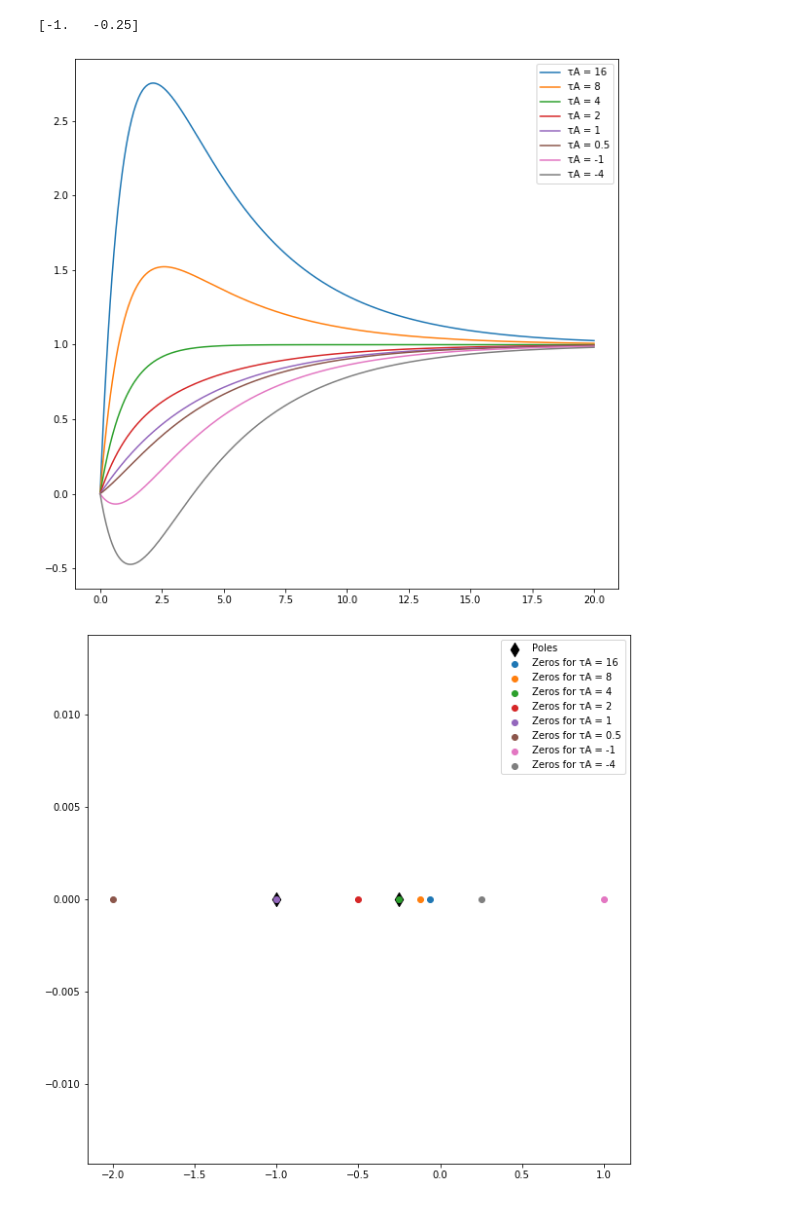
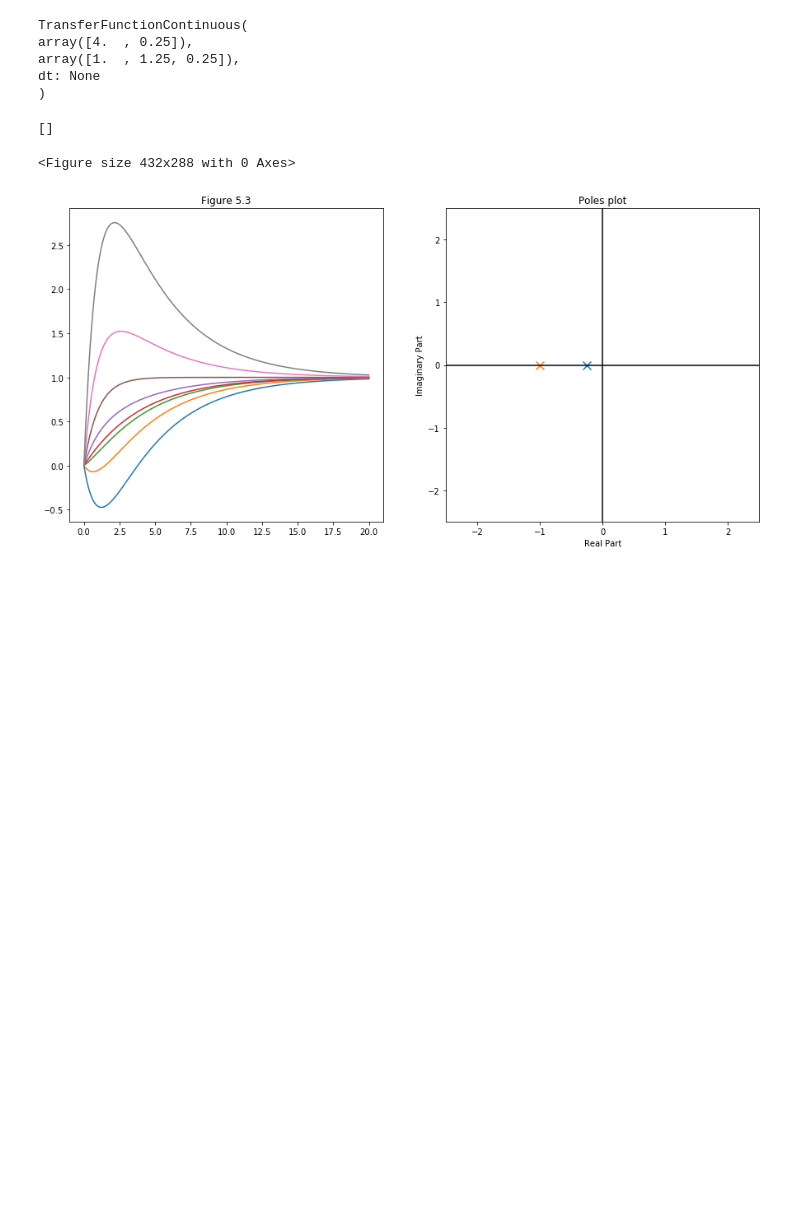
Before and after one commit to Broch76/CPN321, a Jupyter notebook: Tutorials 2019/Numerator Dynamics.ipynb, the cells around one changed output. Saved outputs shown, nothing was run; the diff lists cells and outputs as text; code cells hidden in the pictures; blank space fills up the shorter version.

```diff
--- a/Tutorials 2019/Numerator Dynamics.ipynb
+++ b/Tutorials 2019/Numerator Dynamics.ipynb
@@ -57,35 +181,36 @@ for tau_a in tau_a_span:
-# %%
-tau_a_span = [ 16, 8, 4, 2, 1, 0.5, -1, -4]
-tau_1 = 4
-tau_2 = 1
-
-plt.figure(1,figsize=(10,10))
-plt.figure(2,figsize=(10,10))
-
-tau_a = tau_a_span[0]
-
-num = ( tau_a, 1)
-den = ( tau_1*tau_2, tau_1 + tau_2, 1)
-func = scipy.signal.lti(num, den)
-
-plt.figure(2)
-poles = func.poles
-print (poles)
-plt.scatter( numpy.real(poles), numpy.imag(poles), marker = "d", color = "black", label = "Poles", s = 100)
-
-for tau_a in tau_a_span:
-    plt.figure(1)
-    num = ( tau_a, 1)
-    den = ( tau_1*tau_2, tau_1 + tau_2, 1)
-    func = scipy.signal.lti( num, den)
-    plotstep(func, "τA = " + str(tau_a))
-    plt.legend(loc = "best")
-
-    plt.figure(2)
-    zeroes = func.zeros
-    plt.scatter( zeroes.real, zeroes.imag, label = "Zeros for τA = " + str(tau_a))
-    plt.legend( loc = "best")
-# %% [output]
-[-1.   -0.25]
-[figure, removed]
-[figure, removed]
+# %%
+G1=[]
+for a in τa1:
+    numerator = [K1*a, K1]
+    denominator = [τ2*τ3, (τ2 + τ3), 1]
+    G0 = scipy.signal.lti(numerator, denominator)
+    G1.append(G0)
+# %%
+G1[7]
+# %% [output]
+TransferFunctionContinuous(
+array([4.  , 0.25]),
+array([1.  , 1.25, 0.25]),
+dt: None
+)
+# %%
+plt.figure(4)
+plt.figure(figsize=(15,7))
+plt.subplot(1,2,1)
+plt.title('Figure 5.3')
+for i in G1:
+    plotstep(i)
+plt.subplot(1,2,2)
+plt.title('Poles plot')
+plt.scatter(-1/τ2, 0, marker='x', s=100,label='-1/τ1')
+plt.scatter(-1/τ3, 0, marker='x', s=100,label='-1/τ2')
+plt.axhline(0, color='black')
+plt.axvline(0, color='black')
+plt.axis([-2.5, 2.5, -2.5, 2.5])
+plt.ylabel('Imaginary Part')
+plt.xlabel('Real Part')
+plt.plot()
+# %% [output]
+[]
+<Figure size 432x288 with 0 Axes>
+[figure, added]
```
Also changed, not shown: parts of 33 cells of this notebook, 4 other files.
